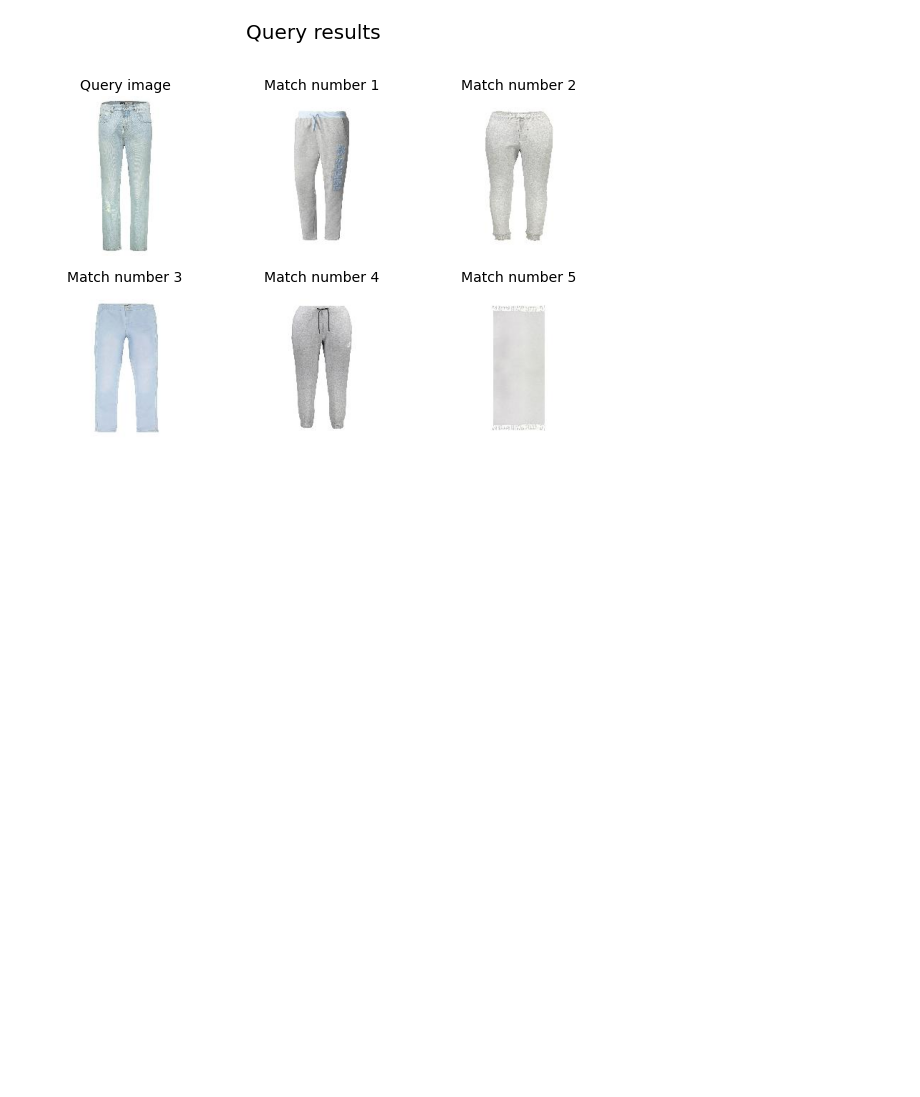
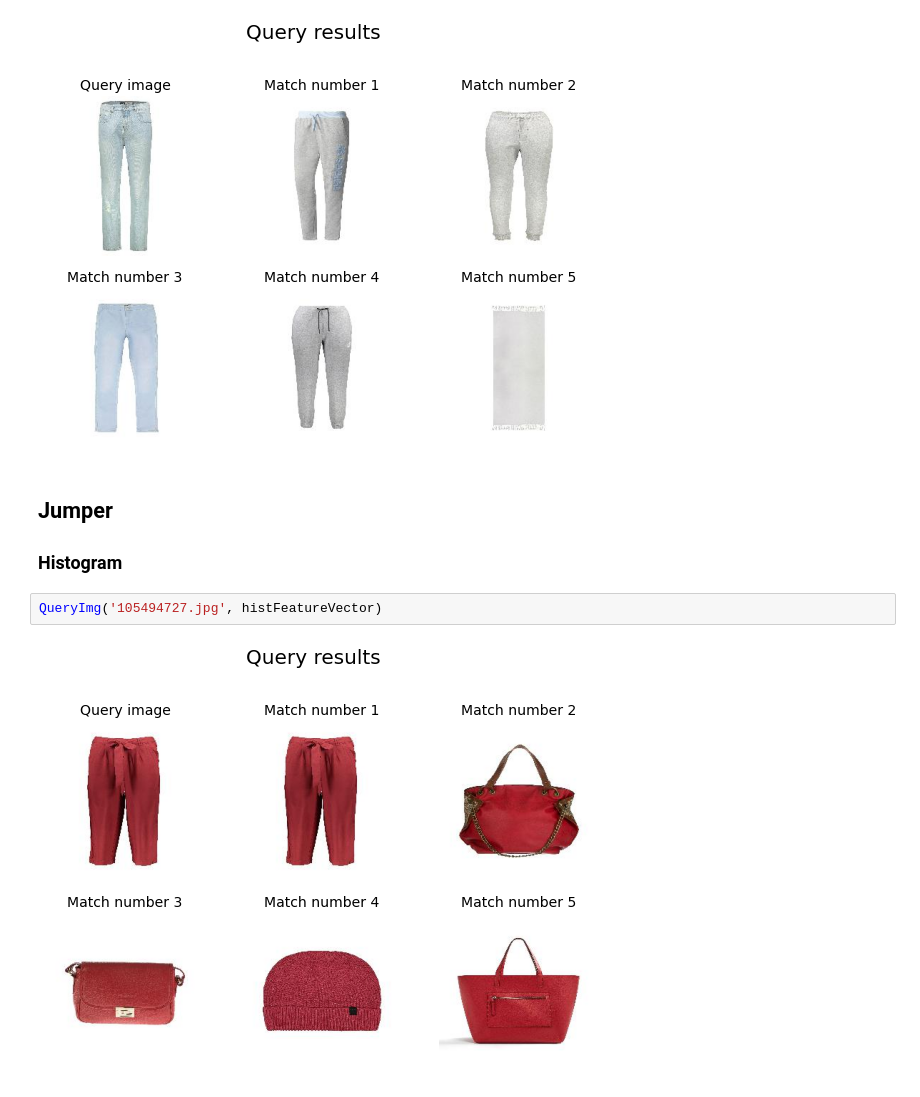
Before and after one commit to anamarine/IREI_CBIR, a Jupyter notebook: CBIR.ipynb, the cells around one changed output. Cells and saved outputs as stored; diff of their text form; blank space fills up the shorter version.

```diff
--- a/CBIR.ipynb
+++ b/CBIR.ipynb
@@ -270,3 +270,10 @@ QueryImg('117005254.jpg', texFeatureVector)
 QueryImg('117005254.jpg', fusionFeatureVector)
 # %% [output]
 [figure]
+# %% [markdown]
+## Jumper
+### Histogram
+# %%
+QueryImg('105494727.jpg', histFeatureVector)
+# %% [output]
+[figure, added]
```
Also changed, not shown: parts of 4 cells of this notebook, 4 other files.
